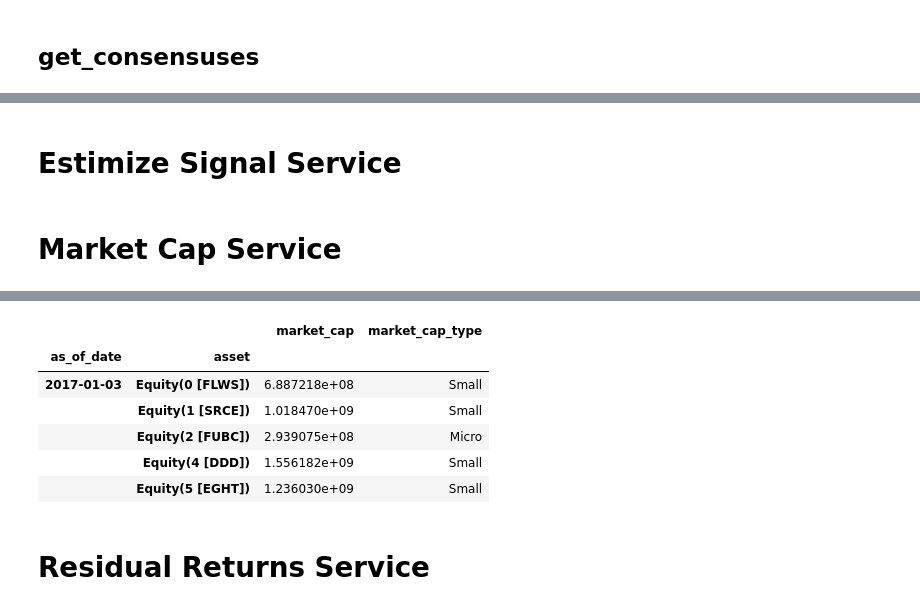
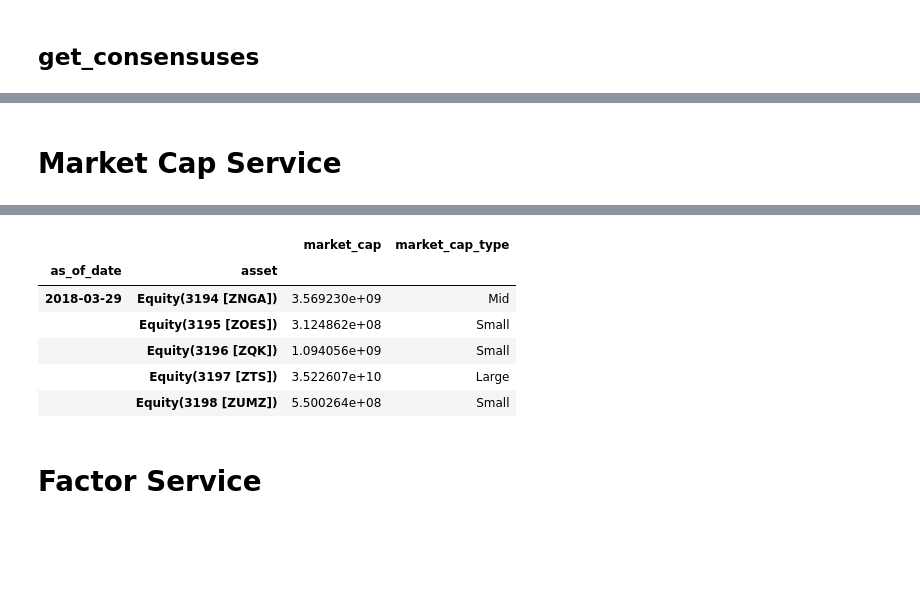
Before and after one commit to Estimize/estimize-research-py, a Jupyter notebook: notebooks/api_examples.ipynb, the cells around one changed output, grey strips where cells are left out. Saved outputs shown, nothing was run; the diff lists cells and outputs as text; code cells hidden in the pictures; blank space fills up the shorter version.

```diff
--- a/notebooks/api_examples.ipynb
+++ b/notebooks/api_examples.ipynb
@@ -139,5 +120,3 @@ Num Rows:  62
-# %% [markdown]
-# Estimize Signal Service
 # %% [markdown]
 # Market Cap Service
 # %%
@@ -145,7 +124,6 @@ from estimize.services import MarketCapService
 
 market_cap_service = injector.get(MarketCapService)
 
-mcdf = market_cap_service.get_market_caps('2017-01-01', '2018-01-01')
-print('Max as_of_date: ', mcdf.index.get_level_values('as_of_date')[-1])
-display(mcdf.head(5))
+mcdf = market_cap_service.get_market_caps()
+display(mcdf.tail(5))
 # %% [output]
@@ -153,10 +130,10 @@ Max as_of_date:  2017-09-29 00:00:00
 |  |  | market_cap | market_cap_type |
 | as_of_date | asset |  |  |
-| 2017-01-03 | Equity(0 [FLWS]) | 6.887218e+08 | Small |
-|  | Equity(1 [SRCE]) | 1.018470e+09 | Small |
-|  | Equity(2 [FUBC]) | 2.939075e+08 | Micro |
-|  | Equity(4 [DDD]) | 1.556182e+09 | Small |
-|  | Equity(5 [EGHT]) | 1.236030e+09 | Small |
+| 2018-03-29 | Equity(3194 [ZNGA]) | 3.569230e+09 | Mid |
+|  | Equity(3195 [ZOES]) | 3.124862e+08 | Small |
+|  | Equity(3196 [ZQK]) | 1.094056e+09 | Small |
+|  | Equity(3197 [ZTS]) | 3.522607e+10 | Large |
+|  | Equity(3198 [ZUMZ]) | 5.500264e+08 | Small |
 # %% [markdown]
-# Residual Returns Service
+# Factor Service
 # %%
```
Also changed, not shown: parts of 13 cells of this notebook, 6 other files.
